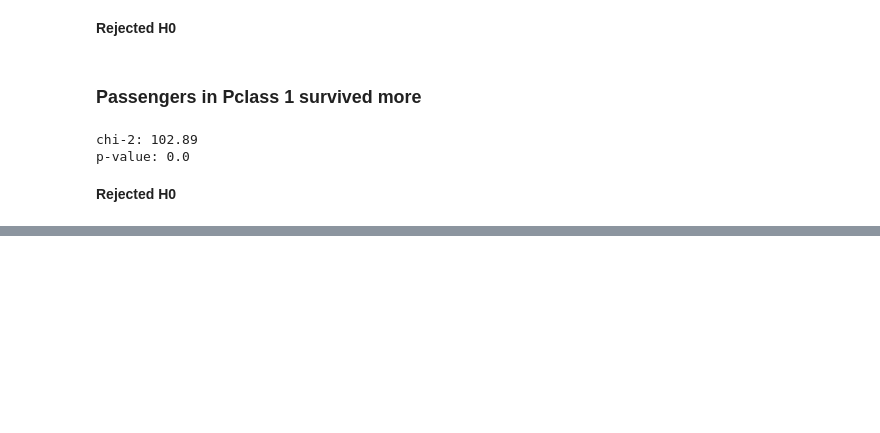
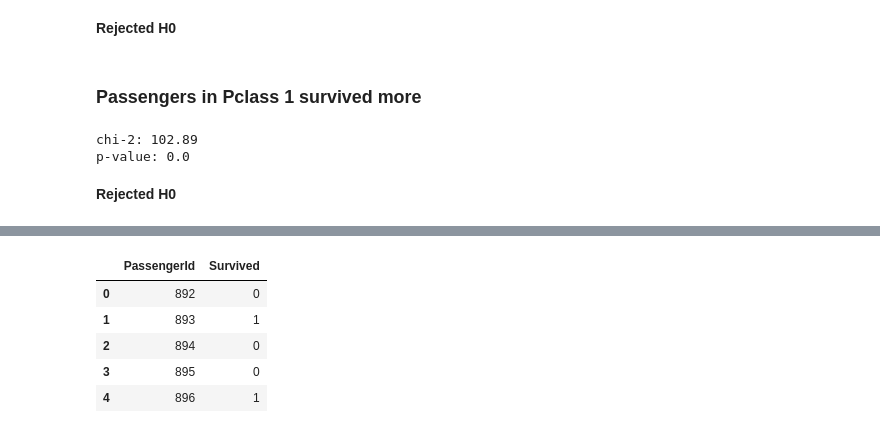
Before and after one commit to gdserafini/titanic-machine-learning, a Jupyter notebook: src/exploratory_data_analysis.ipynb, the cells around one changed output, grey strips where cells are left out. Saved outputs shown, nothing was run; the diff lists cells and outputs as text; code cells hidden in the pictures; blank space fills up the shorter version.

Commit message:
udpate -> add random forest model v1

```diff
--- a/src/exploratory_data_analysis.ipynb
+++ b/src/exploratory_data_analysis.ipynb
@@ -242,0 +245,12 @@ p-value: 0.0
+# %%
+test_data = pd.read_csv('../datasets/test.csv')
+# %%
+y = train_data['Survived']
+features = ['Sex', 'Pclass', 'Fare']
+X = pd.get_dummies(train_data[features])
+X_test = pd.get_dummies(test_data[features])
+# %%
+model = RandomForestClassifier(
+    n_estimators=100, max_depth=5, random_state=1
+)
+model.fit(X, y)
@@ -242,0 +259,3 @@ p-value: 0.0
+# %%
+predictions = model.predict(X_test)
+predictions
@@ -242,0 +283,15 @@ p-value: 0.0
+# %%
+output = pd.DataFrame(
+    {
+        'PassengerId': test_data.PassengerId,
+        'Survived': predictions
+    }
+)
+output.head()
+# %% [output]
+|  | PassengerId | Survived |
+| 0 | 892 | 0 |
+| 1 | 893 | 1 |
+| 2 | 894 | 0 |
+| 3 | 895 | 0 |
+| 4 | 896 | 1 |
```
Also changed, not shown: parts of 4 cells of this notebook, 1 other file.
